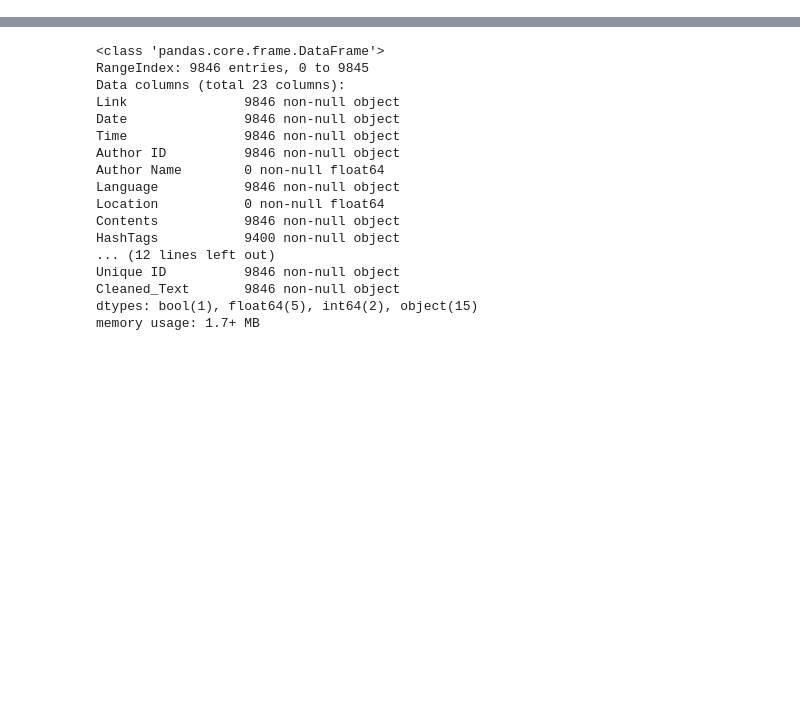
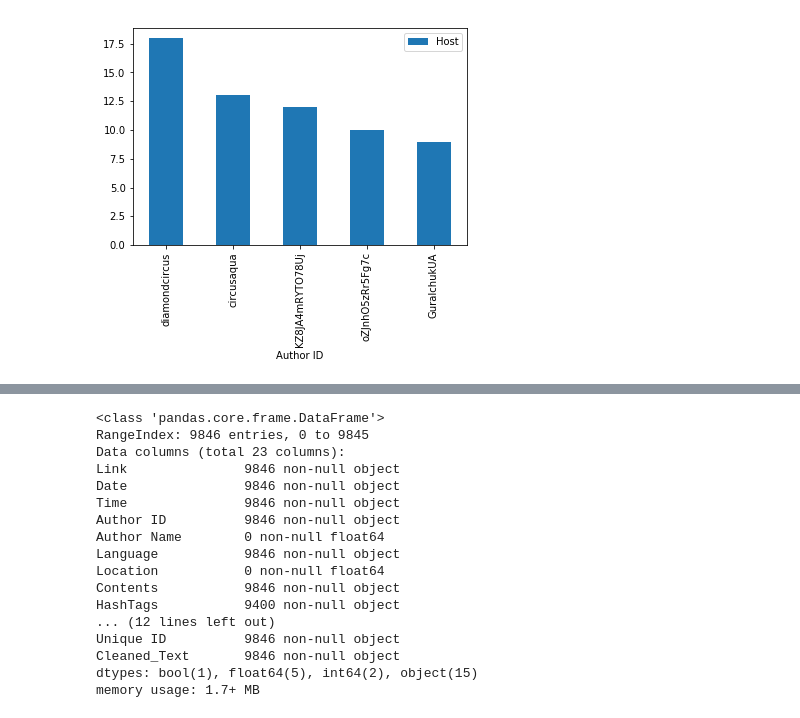
Before and after one commit to happywanderer/techday_nlp_demo, a Jupyter notebook: Jim/Pyviz Panel Demo.ipynb, the cells around one changed output, grey strips where cells are left out. Saved outputs shown, nothing was run; the diff lists cells and outputs as text; code cells hidden in the pictures; blank space fills up the shorter version.

```diff
--- a/Jim/Pyviz Panel Demo.ipynb
+++ b/Jim/Pyviz Panel Demo.ipynb
@@ -31,5 +31,6 @@ newsdf = pd.read_csv(r'C:\Users\595872\Desktop\Data_Science\Examples\techday_nlp
 instagramdf = pd.read_csv(r'C:\Users\595872\Desktop\Data_Science\Examples\techday_nlp_demo\data\clean_dfs\instagram.csv')
 # %%
 twitterid = pd.DataFrame(twitterdf.groupby(['Author ID']).Host.count())
-twitteridsorted = pd.Dataframe(twitterid.sort_values(by='Host', ascending=False))
+twitteridsorted = pd.DataFrame(twitterid.sort_values(by='Host', ascending=False)).head()
+twitteridsorted
 # %% [output]
@@ -36,0 +44,4 @@ AttributeError: module 'pandas' has no attribute 'Dataframe'
+# %%
+twitteridsorted.plot(kind='bar');
+# %% [output]
+[figure, added]
```
Also changed, not shown: parts of 4 cells of this notebook, 1 other file.
